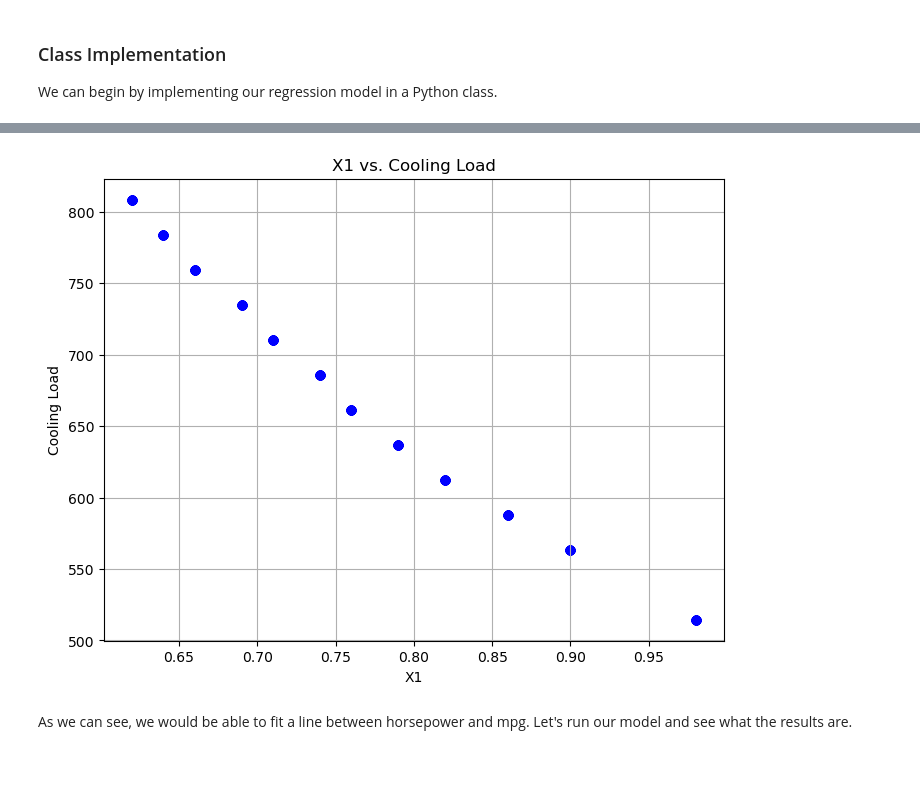
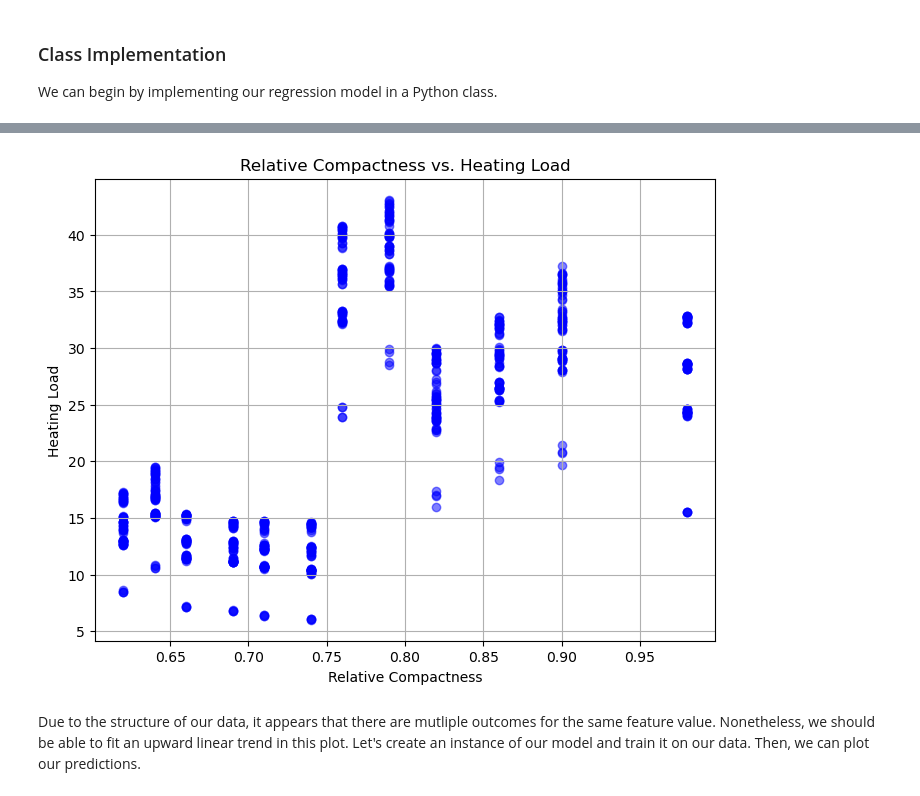
Before and after one commit to kritshan/INDE-577, a Jupyter notebook: Supervised Learning/Linear + Logistic Regression/linear_regression.ipynb, the cells around one changed output, grey strips where cells are left out. Saved outputs shown, nothing was run; the diff lists cells and outputs as text; code cells hidden in the pictures; blank space fills up the shorter version.

Commit message:
Finished linear

```diff
--- a/Supervised Learning/Linear + Logistic Regression/linear_regression.ipynb
+++ b/Supervised Learning/Linear + Logistic Regression/linear_regression.ipynb
@@ -193,30 +193,25 @@ For simplicity, we will only try to predict mpg using one feature, horsepower.
 # %%
 import pandas as pd
 
 energy = pd.read_csv("/Users/kritinshanmugam/Downloads/energy.csv")
 
-X = energy.drop(['Y1', 'Y2'], axis=1).values
-y = energy['Y2'].values
-
-
 energy = energy.dropna()
 
-
 X = energy['X1'].values.reshape(-1, 1)
-y = energy['X2']
-
+y = energy['Y1'].values
 
 plt.figure(figsize=(8, 6))
 plt.scatter(X, y, color='blue', alpha=0.5)
-plt.title('X1 vs. Cooling Load')
-plt.xlabel('X1')
-plt.ylabel('Cooling Load')
+plt.title('Relative Compactness vs. Heating Load')
+plt.xlabel('Relative Compactness')
+plt.ylabel('Heating Load'
+           )
 plt.grid(True)
 plt.show()
 # %% [output]
-[figure, old version]
+[figure, new version]
-# %% [markdown]
-As we can see, we would be able to fit a line between horsepower and mpg. Let's run our model and see what the results are.
+# %% [markdown]
+Due to the structure of our data, it appears that there are mutliple outcomes for the same feature value. Nonetheless, we should be able to fit an upward linear trend in this plot. Let's create an instance of our model and train it on our data. Then, we can plot our predictions.
 # %%
 neuron = SingleNeuron(linear_regression_activation, mean_sqaured_error)
 neuron.train(X, y, alpha=0.001, epochs=20000)
```
Also changed, not shown: parts of 9 cells of this notebook.
